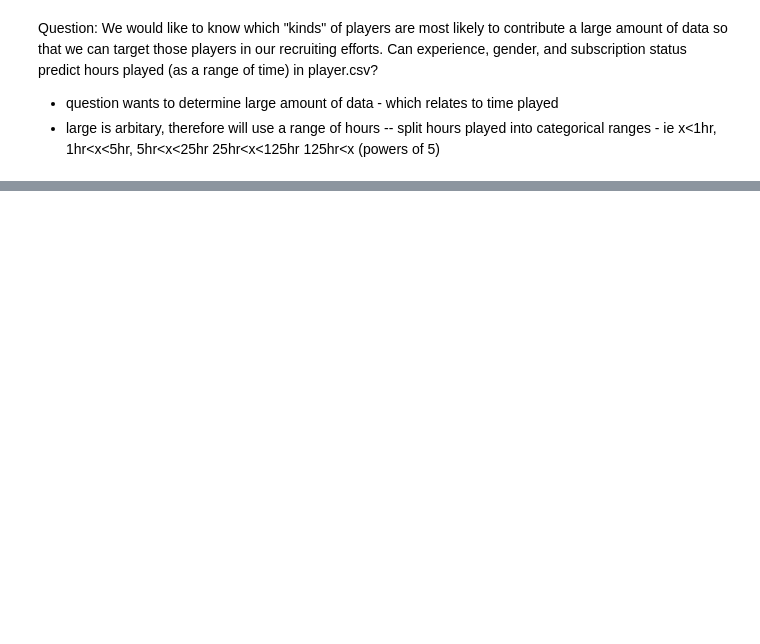
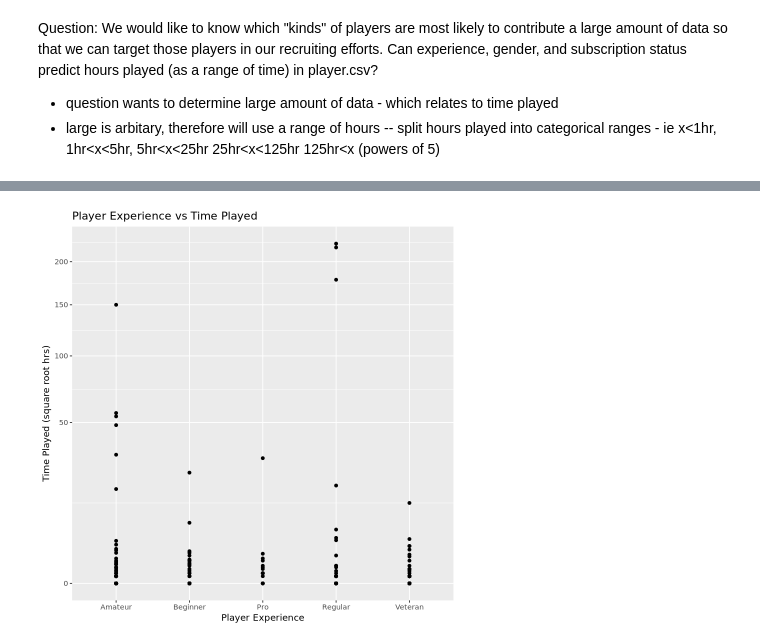
Before and after one commit to n-b-t/DSCI-100-Project-individual-, a Jupyter notebook: Planning_Report.ipynb, the cells around one changed output, grey strips where cells are left out. Saved outputs shown, nothing was run; the diff lists cells and outputs as text; code cells hidden in the pictures; blank space fills up the shorter version.

Commit message:
Added dataset description and small adjustments
added scaling to graphs and split them into individual code cells

```diff
--- a/Planning_Report.ipynb
+++ b/Planning_Report.ipynb
@@ -52,0 +68,11 @@ experience_plot
+# %%
+experience_plot <- player_data |>
+                    ggplot(aes(x = experience, played_hours)) +
+                    geom_point() +
+                    labs(x = "Player Experience", y = "Time Played (square root hrs)",
+                         title = "Player Experience vs Time Played") +
+                    theme(text = element_text(30)) +
+                    scale_y_sqrt()
+experience_plot
+# %% [output]
+[figure, added]
```
Also changed, not shown: parts of 5 cells of this notebook.
